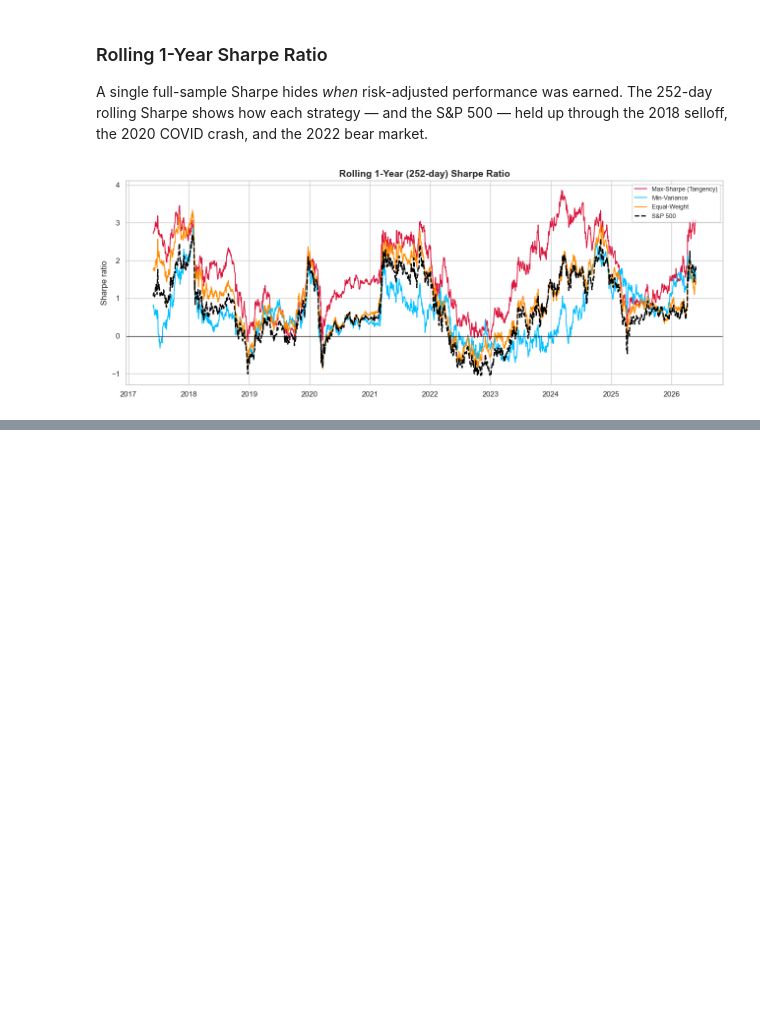
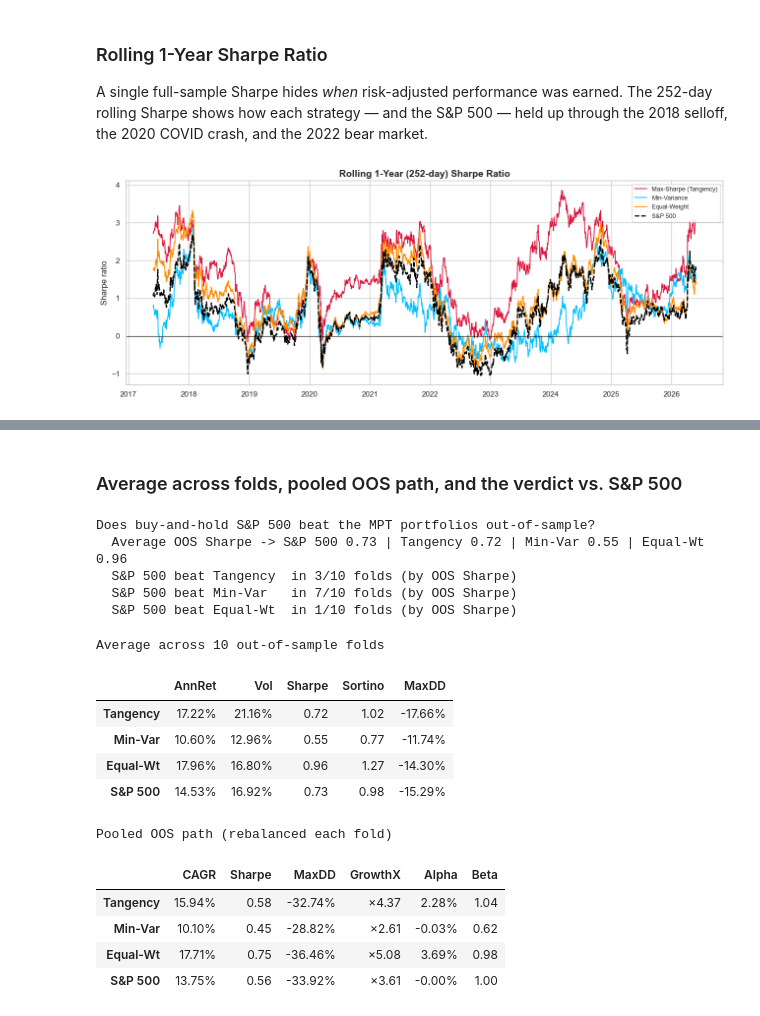
Before and after one commit to Michael-Nikolas-FTP/efficient-frontier-mpt, a Jupyter notebook: efficient_frontier.ipynb, the cells around one changed output, grey strips where cells are left out. Drawn from its saved outputs; the diff is of its cells as text; code cells hidden in the pictures; blank space fills up the shorter version.

```diff
--- a/efficient_frontier.ipynb
+++ b/efficient_frontier.ipynb
@@ -604,0 +644,48 @@ an end-to-end Modern Portfolio Theory pipeline on real data.
+# %% [markdown]
+### Average across folds, pooled OOS path, and the verdict vs. S&P 500
+# %%
+keys = ["AnnRet", "Vol", "Sharpe", "Sortino", "MaxDD"]
+avg = pd.DataFrame({short[nm]: {k: np.nanmean([records[nm][i][k] for i in range(K)]) for k in keys}
+                    for nm in oos_names}).T
+
+def pooled_row(nm):
+    d = pooled[nm].dropna(); eq = (1 + d).cumprod(); b = sp_ret.reindex(d.index).values
+    beta = np.cov(d, b)[0, 1] / np.var(b)
+    return dict(CAGR=eq.iloc[-1] ** (TRADING_DAYS / len(d)) - 1,
+                Sharpe=(d.mean() * TRADING_DAYS - rf) / (d.std() * np.sqrt(TRADING_DAYS)),
+                MaxDD=(eq / eq.cummax() - 1).min(), GrowthX=eq.iloc[-1],
+                Alpha=((d.mean() - rf / TRADING_DAYS) - beta * (b.mean() - rf / TRADING_DAYS)) * TRADING_DAYS,
+                Beta=beta)
+pooled_tbl = pd.DataFrame({short[nm]: pooled_row(nm) for nm in oos_names}).T
+
+beats = {nm: int(sum(records["S&P 500"][k]["Sharpe"] > records[nm][k]["Sharpe"] for k in range(K)))
+         for nm in oos_names if nm != "S&P 500"}
+print("Does buy-and-hold S&P 500 beat the MPT portfolios out-of-sample?")
+print(f"  Average OOS Sharpe -> S&P 500 {avg.loc['S&P 500','Sharpe']:.2f} | "
+      f"Tangency {avg.loc['Tangency','Sharpe']:.2f} | "
+      f"Min-Var {avg.loc['Min-Var','Sharpe']:.2f} | Equal-Wt {avg.loc['Equal-Wt','Sharpe']:.2f}")
+for nm, c in beats.items():
+    print(f"  S&P 500 beat {short[nm]:9s} in {c}/{K} folds (by OOS Sharpe)")
+
+display(avg.style.format({"AnnRet":"{:.2%}","Vol":"{:.2%}","Sharpe":"{:.2f}","Sortino":"{:.2f}",
+        "MaxDD":"{:.2%}"}).set_caption("Average across 10 out-of-sample folds"))
+pooled_tbl.style.format({"CAGR":"{:.2%}","Sharpe":"{:.2f}","MaxDD":"{:.2%}","GrowthX":"×{:.2f}",
+        "Alpha":"{:.2%}","Beta":"{:.2f}"}).set_caption("Pooled OOS path (rebalanced each fold)")
+# %% [output]
+Does buy-and-hold S&P 500 beat the MPT portfolios out-of-sample?
+  Average OOS Sharpe -> S&P 500 0.73 | Tangency 0.72 | Min-Var 0.55 | Equal-Wt 0.96
+  S&P 500 beat Tangency  in 3/10 folds (by OOS Sharpe)
+  S&P 500 beat Min-Var   in 7/10 folds (by OOS Sharpe)
+  S&P 500 beat Equal-Wt  in 1/10 folds (by OOS Sharpe)
+Average across 10 out-of-sample folds
+|  | AnnRet | Vol | Sharpe | Sortino | MaxDD |
+| Tangency | 17.22% | 21.16% | 0.72 | 1.02 | -17.66% |
+| Min-Var | 10.60% | 12.96% | 0.55 | 0.77 | -11.74% |
+| Equal-Wt | 17.96% | 16.80% | 0.96 | 1.27 | -14.30% |
+| S&P 500 | 14.53% | 16.92% | 0.73 | 0.98 | -15.29% |
+Pooled OOS path (rebalanced each fold)
+|  | CAGR | Sharpe | MaxDD | GrowthX | Alpha | Beta |
+| Tangency | 15.94% | 0.58 | -32.74% | ×4.37 | 2.28% | 1.04 |
+| Min-Var | 10.10% | 0.45 | -28.82% | ×2.61 | -0.03% | 0.62 |
+| Equal-Wt | 17.71% | 0.75 | -36.46% | ×5.08 | 3.69% | 0.98 |
+| S&P 500 | 13.75% | 0.56 | -33.92% | ×3.61 | -0.00% | 1.00 |
```
Also changed, not shown: parts of 9 cells of this notebook, 4 other files.
